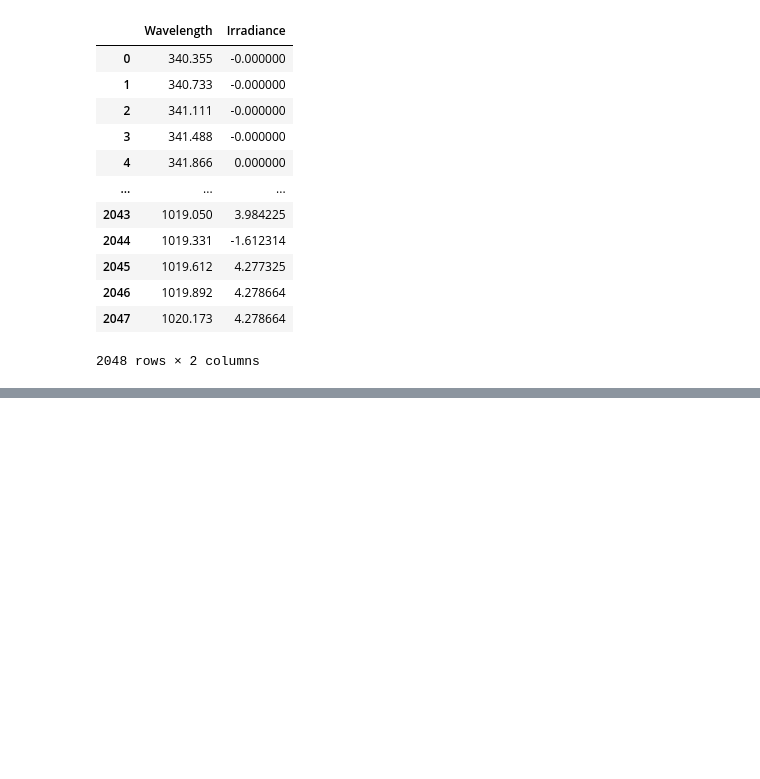
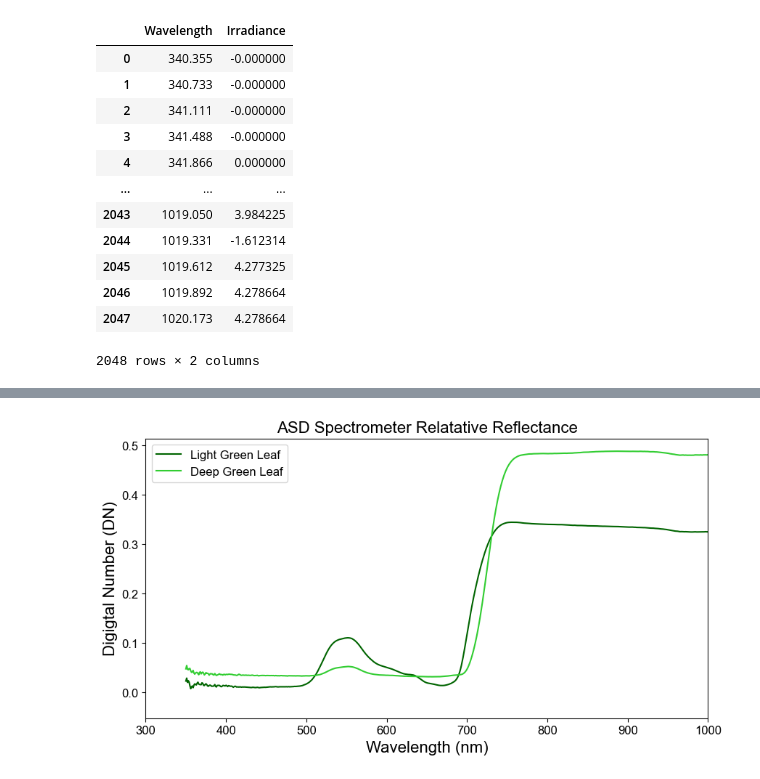
Before and after one commit to AyomiT1st/python, a Jupyter notebook: git.ipynb, the cells around one changed output, grey strips where cells are left out. Saved outputs shown, nothing was run; the diff lists cells and outputs as text; code cells hidden in the pictures; blank space fills up the shorter version.

```diff
--- a/git.ipynb
+++ b/git.ipynb
@@ -225,0 +291,20 @@ plt.show()
+# %%
+mpl.rcParams['font.family']='Arial'
+mpl.rcParams['font.size']= 12
+
+
+
+# Plot the annual zonal mean with latitude on the x-axis
+fig, ax = plt.subplots(figsize=(10, 5))
+ax.plot(df3['Wavelength'], d, label = 'Light Green Leaf', color='darkgreen')
+ax.plot(df4['Wavelength'], d1, label = 'Deep Green Leaf', color='limegreen')
+ax.set_xlabel('Wavelength (nm)', fontsize=16)
+ax.set_ylabel('Digigtal Number (DN)', fontsize=16, color = 'k')
+plt.title('ASD Spectrometer Relatative Reflectance', fontsize=16)
+ax.tick_params(axis='y',colors='k')
+ax.set_xlim(300,1000)
+plt.legend()
+#plt.grid(False, which='major',linestyle='--')
+plt.show()
+# %% [output]
+[figure, added]
```
Also changed, not shown: parts of 15 cells of this notebook.
